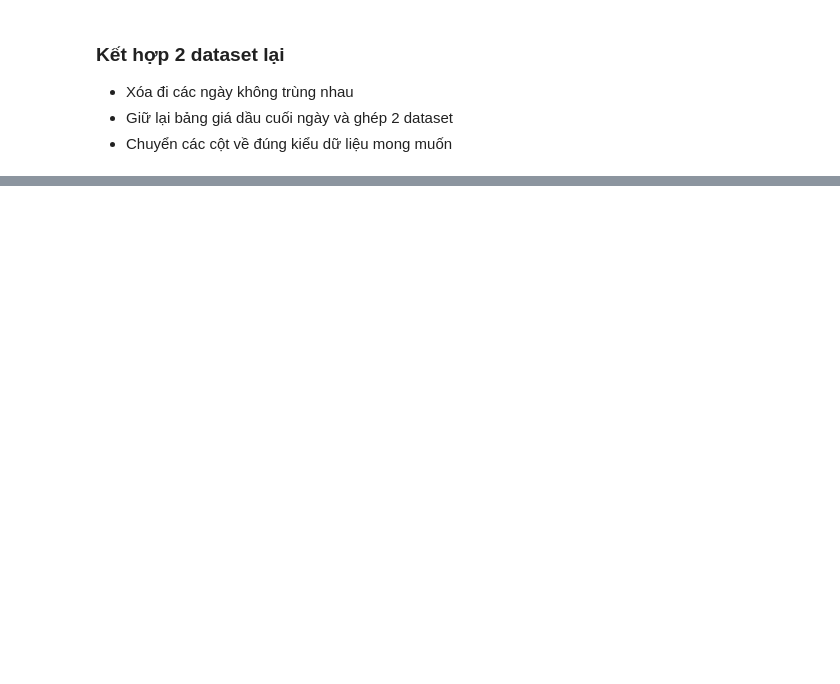
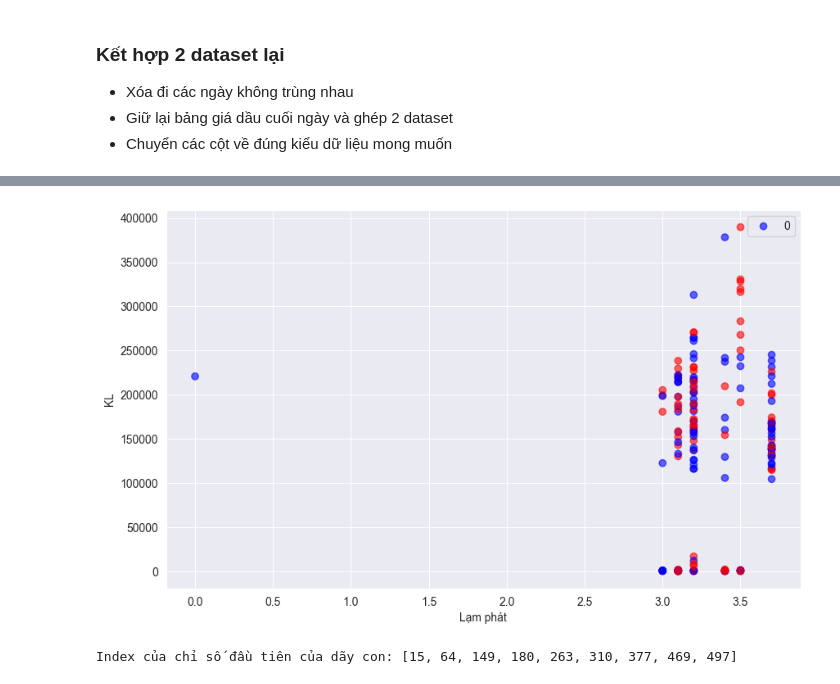
Before and after one commit to ngduylonggg/goldprice_predict, a Jupyter notebook: goldprice_prediction.ipynb, the cells around one changed output, grey strips where cells are left out. Saved outputs shown, nothing was run; the diff lists cells and outputs as text; code cells hidden in the pictures; blank space fills up the shorter version.

```diff
--- a/goldprice_prediction.ipynb
+++ b/goldprice_prediction.ipynb
@@ -117,0 +299,6 @@ plt.show()
+# %%
+for i in range(0,len(df4["Tháng"])):
+    thang = df4["Tháng"][i].month
+    nam   = str(df4["Tháng"][i].year)
+    x.loc[thang, nam] = df4["% Lạm phát"][i]
+x
@@ -117,0 +320,8 @@ plt.show()
+# %%
+result_df = result_df13.copy()
+# Tạo một cột mới "Lạm phát" với giá trị mặc định là None
+result_df['Lạm phát'] = None
+for i in range(0,len(result_df["Lạm phát"])):
+    thang = result_df["Ngày"][i].month
+    nam = str(result_df["Ngày"][i].year)
+    result_df["Lạm phát"][i] = x[nam][thang]
@@ -117,0 +362,6 @@ plt.show()
+# %%
+df2columns_to_drop = ["Mở", "Cao", "Thấp", "KL","% Thay đổi"]
+df2 = df2.drop(columns=df2columns_to_drop ,axis=1)
+df2["Ngày"] = pd.to_datetime(df2["Ngày"],format='%d/%m/%Y')
+df2["Lần cuối"] = df2['Lần cuối'].astype(float)
+df2
@@ -117,0 +382,5 @@ plt.show()
+# %%
+for i in range(0,len(result_df["Ngày"])):
+    if ((result_df["Ngày"][i] in df2["Ngày"].values)==False):
+        result_df.drop(i, inplace=True)
+result_df = result_df.reset_index(drop=True)
@@ -117,0 +502,55 @@ plt.show()
+# %%
+import matplotlib.pyplot as plt
+
+# Tạo đồ thị
+plt.figure(figsize=(10, 6))
+
+# Vẽ các điểm màu đỏ (0) và xanh (1)
+plt.scatter(result_df["Lạm phát"].head(200), result_df["KL"].head(200), c=result_df["Tăng giảm"].head(200), cmap='bwr', alpha=0.6)
+
+# Đặt tên cho trục x và trục y
+plt.xlabel("Lạm phát")
+plt.ylabel("KL")
+
+# Thêm chú thích cho các điểm
+plt.legend(["0", "1"])
+
+# Hiển thị đồ thị
+plt.show()
+# %% [output]
+[figure, added]
+# %%
+def longest_sequence_of_ones(arr):
+    max_length = 0
+    start_index = None
+
+    current_length = 0
+    current_start_index = None
+
+    for i, num in enumerate(arr):
+        if num == 1:
+            if current_length == 0:
+                current_start_index = i
+            current_length += 1
+
+            if current_length > max_length:
+                max_length = current_length
+                start_index = current_start_index
+        else:
+            current_length = 0
+            current_start_index = None
+
+    return start_index
+
+# Chia mảng ra thành các đoạn mỗi 60 phần tử và tính dãy con gồm các phần tử 1 liền nhau dài nhất
+chunk_size = 60
+start_indices = []
+for i in range(0, len(result_df["Tăng giảm"]), chunk_size):
+    chunk = result_df["Tăng giảm"][i:i+chunk_size]
+    start_index = longest_sequence_of_ones(chunk)
+    if start_index is not None:
+        start_indices.append(i + start_index)
+
+print("Index của chỉ số đầu tiên của dãy con:", start_indices)
+# %% [output]
+Index của chỉ số đầu tiên của dãy con: [15, 64, 149, 180, 263, 310, 377, 469, 497]
```
Also changed, not shown: parts of 39 cells of this notebook, 5 other files.
